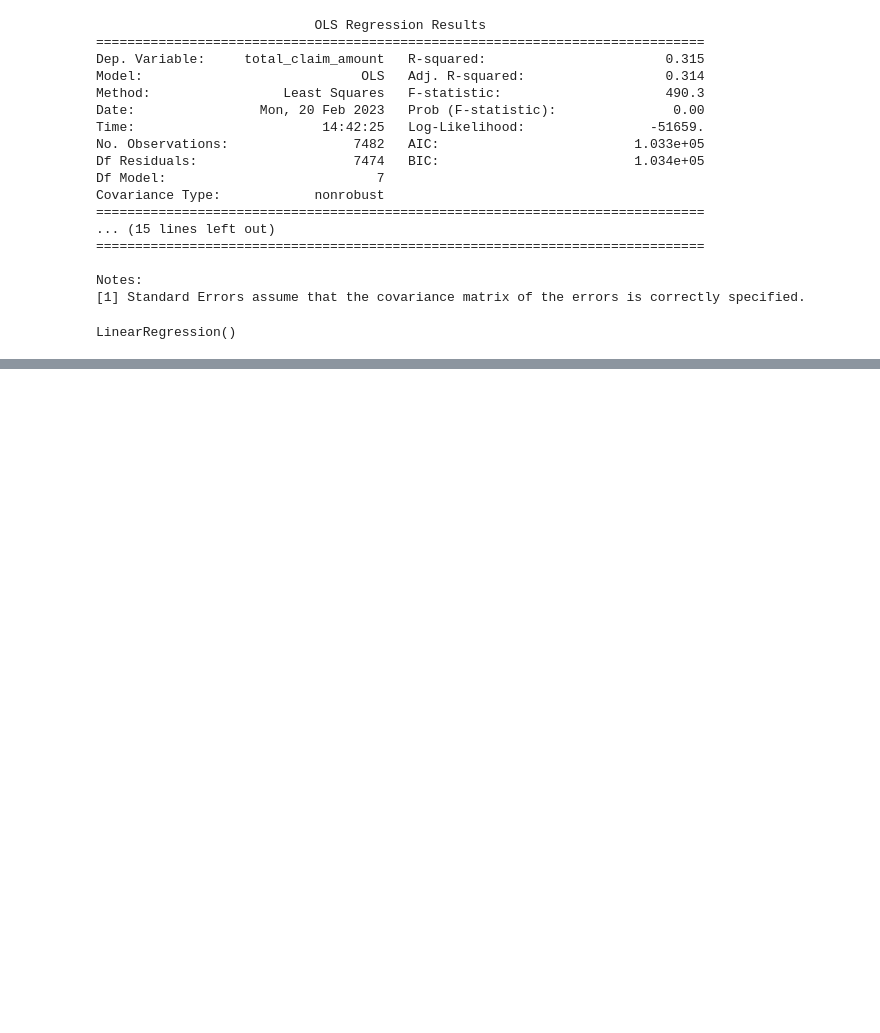
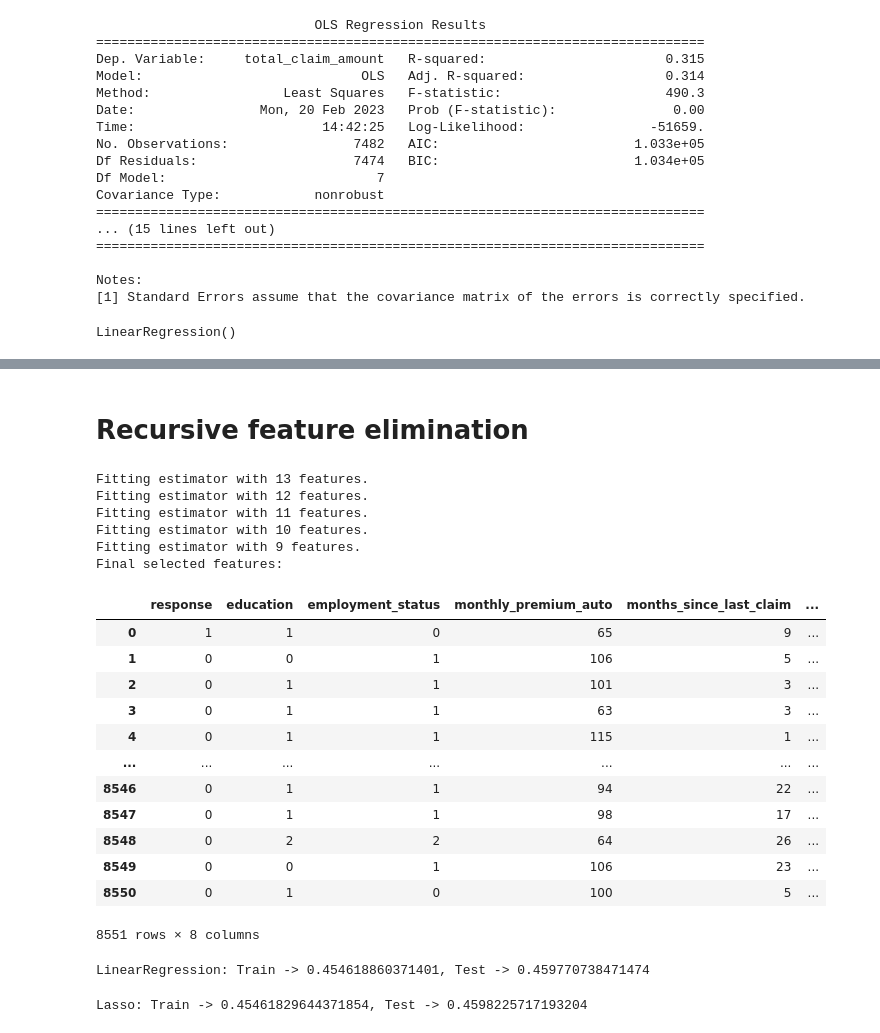
Before and after one commit to aychakurtulush/Ironhack-Labs, a Jupyter notebook: Customer_Analysis_Case_Study/Feature Selection.ipynb, the cells around one changed output, grey strips where cells are left out. Drawn from its saved outputs; the diff is of its cells as text; code cells hidden in the pictures; blank space fills up the shorter version.

```diff
--- a/Customer_Analysis_Case_Study/Feature Selection.ipynb
+++ b/Customer_Analysis_Case_Study/Feature Selection.ipynb
@@ -430,0 +488,63 @@ print(mse(y_train,predictions_train))
+# %% [markdown]
+# Recursive feature elimination
+# %%
+from sklearn.linear_model import LinearRegression
+from sklearn.feature_selection import RFE  ## recursive feature elemination technique
+
+X_train, X_test, y_train, y_test = train_test_split(X, y, test_size=0.20, random_state=42)
+
+X_train = X_train.select_dtypes(include=np.number)
+X_test  = X_test.select_dtypes(include=np.number)
+
+X_train = pd.DataFrame(X_train, columns=X.columns)
+X_test  = pd.DataFrame(X_test, columns=X.columns)
+
+#X_train.isna().sum()
+nulls = pd.DataFrame(X_train.isna().sum()).reset_index()
+#nulls.head()
+nulls.columns = ['Column','nas']
+#nulls.head()
+#nulls[nulls['nas'] > 0].head()
+cols_to_drop = nulls[nulls['nas'] > 0]['Column'] # Too drastic, but made on pourpose for quick filtering (don't do this in production!!)
+
+X_train.drop(columns=cols_to_drop, axis=1, inplace = True)
+X_test.drop(columns=cols_to_drop, axis=1, inplace = True)
+
+#display(X_train)
+
+lm = LinearRegression()
+
+selector = RFE(lm, n_features_to_select= 8, step = 1, verbose = 1) # Step is how many features to add or drop everytime
+selector.fit(X_train, y_train)
+
+kept_features = selector.get_support(indices = True) #returns an array of integers corresponding to nonremoved features
+kept_features = list(X_train.iloc[:,kept_features].columns)
+
+X_train = selector.transform(X_train)
+X_test  = selector.transform(X_test)
+
+X_train = pd.DataFrame(X_train, columns=kept_features)
+X_test  = pd.DataFrame(X_test, columns=kept_features)
+
+print("Final selected features: ")
+display(X_train)
+# %% [output]
+Fitting estimator with 13 features.
+Fitting estimator with 12 features.
+Fitting estimator with 11 features.
+Fitting estimator with 10 features.
+Fitting estimator with 9 features.
+Final selected features:
+|  | response | education | employment_status | monthly_premium_auto | months_since_last_claim | ... |
+| 0 | 1 | 1 | 0 | 65 | 9 | ... |
+| 1 | 0 | 0 | 1 | 106 | 5 | ... |
+| 2 | 0 | 1 | 1 | 101 | 3 | ... |
+| 3 | 0 | 1 | 1 | 63 | 3 | ... |
+| 4 | 0 | 1 | 1 | 115 | 1 | ... |
+| ... | ... | ... | ... | ... | ... | ... |
+| 8546 | 0 | 1 | 1 | 94 | 22 | ... |
+| 8547 | 0 | 1 | 1 | 98 | 17 | ... |
+| 8548 | 0 | 2 | 2 | 64 | 26 | ... |
+| 8549 | 0 | 0 | 1 | 106 | 23 | ... |
+| 8550 | 0 | 1 | 0 | 100 | 5 | ... |
+8551 rows × 8 columns
@@ -430,0 +562,14 @@ print(mse(y_train,predictions_train))
+# %%
+model=LinearRegression()
+model.fit(X_train, y_train)
+print(f"{model.__class__.__name__}: Train -> {model.score(X_train, y_train)}, Test -> {model.score(X_test, y_test)}")
+# %% [output]
+LinearRegression: Train -> 0.454618860371401, Test -> 0.459770738471474
+# %%
+from sklearn.linear_model import Lasso,Ridge,ElasticNet, LinearRegression
+model=Lasso(alpha=0.05)
+
+model.fit(X_train, y_train)
+print(f"{model.__class__.__name__}: Train -> {model.score(X_train, y_train)}, Test -> {model.score(X_test, y_test)}")
+# %% [output]
+Lasso: Train -> 0.45461829644371854, Test -> 0.4598225717193204
```
Also changed, not shown: parts of 18 cells of this notebook.
